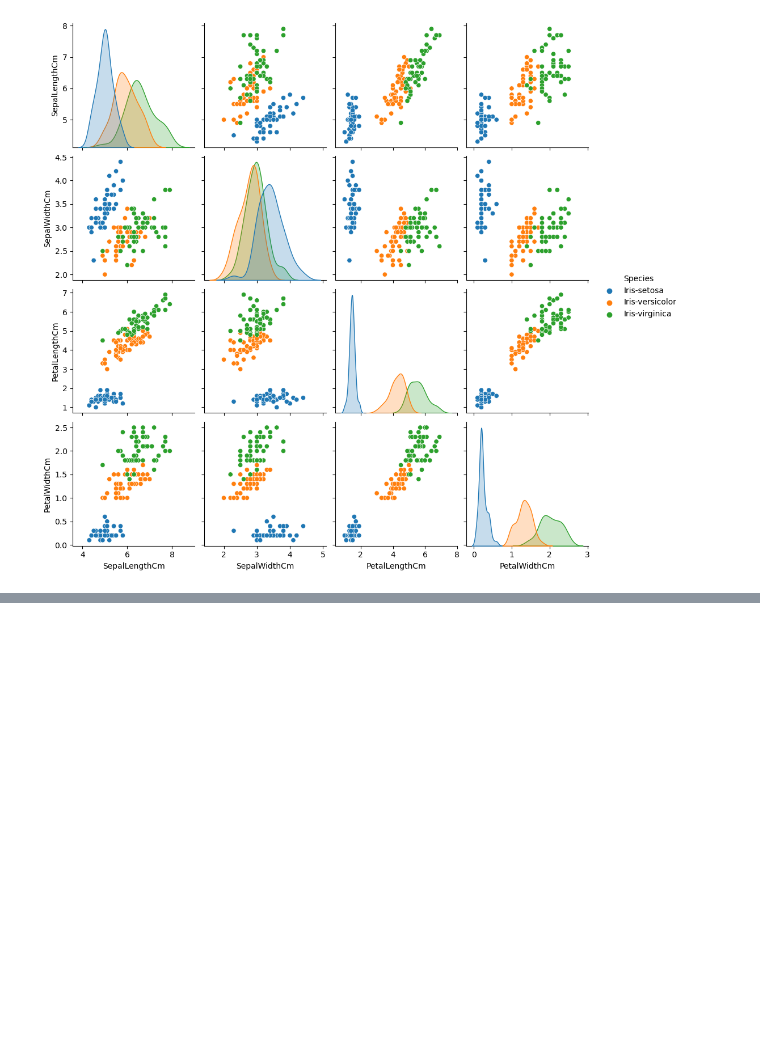
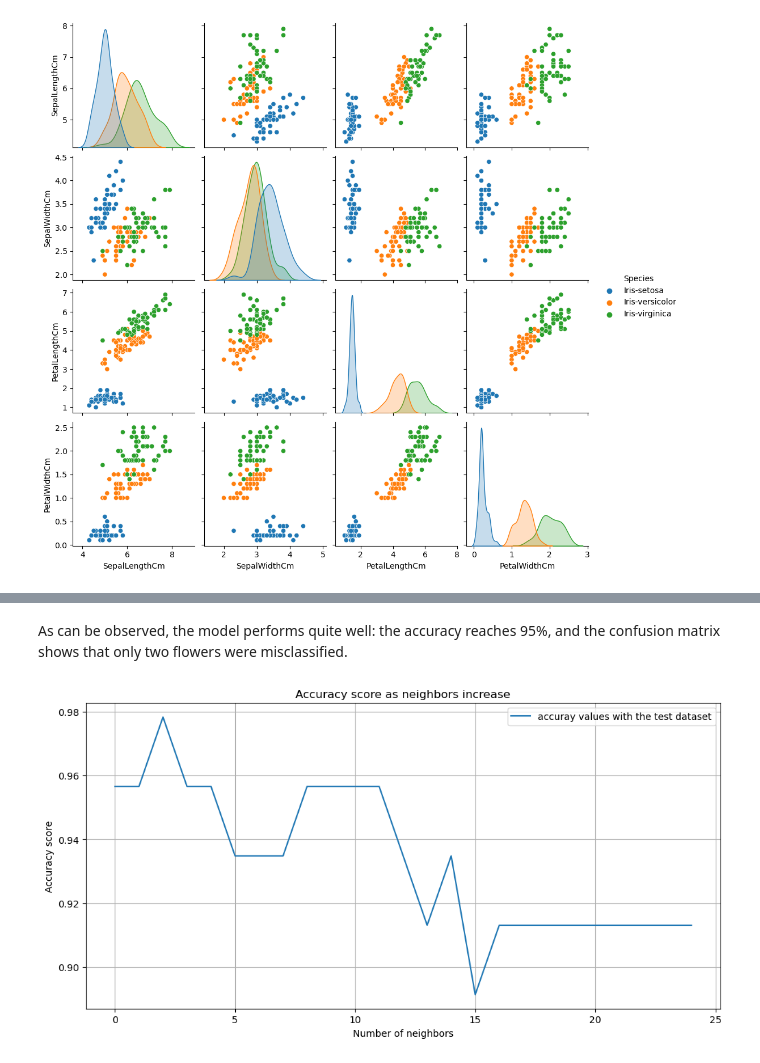
Before and after one commit to danielenotarangelo/EDA-projects, a Jupyter notebook: Iris/Iris.ipynb, the cells around one changed output, grey strips where cells are left out. Saved outputs shown, nothing was run; the diff lists cells and outputs as text; code cells hidden in the pictures; blank space fills up the shorter version.

```diff
--- a/Iris/Iris.ipynb
+++ b/Iris/Iris.ipynb
@@ -178,0 +279,25 @@ We can observe that the Setosa species is the one with the fewest correlations b
+# %% [markdown]
+As can be observed, the model performs quite well: the accuracy reaches 95%, and the confusion matrix shows that only two flowers were misclassified.
+# %%
+kvalues = list(range(1, 26))
+scores = []
+
+for i, k in enumerate(kvalues):
+  knn = KNeighborsClassifier(n_neighbors=k)
+  knn.fit(X_train, y_train)
+
+  y_pred = knn.predict(X_test)
+
+  scores.append(knn.score(X_test, y_test))
+
+plt.figure(figsize=(10, 5))
+plt.plot(scores, label='accuray values with the test dataset')
+plt.legend()
+plt.tight_layout()
+plt.grid(True)
+plt.title('Accuracy score as neighbors increase')
+plt.xlabel('Number of neighbors')
+plt.ylabel('Accuracy score')
+plt.show()
+# %% [output]
+[figure, added]
```
Also changed, not shown: parts of 23 cells of this notebook.
